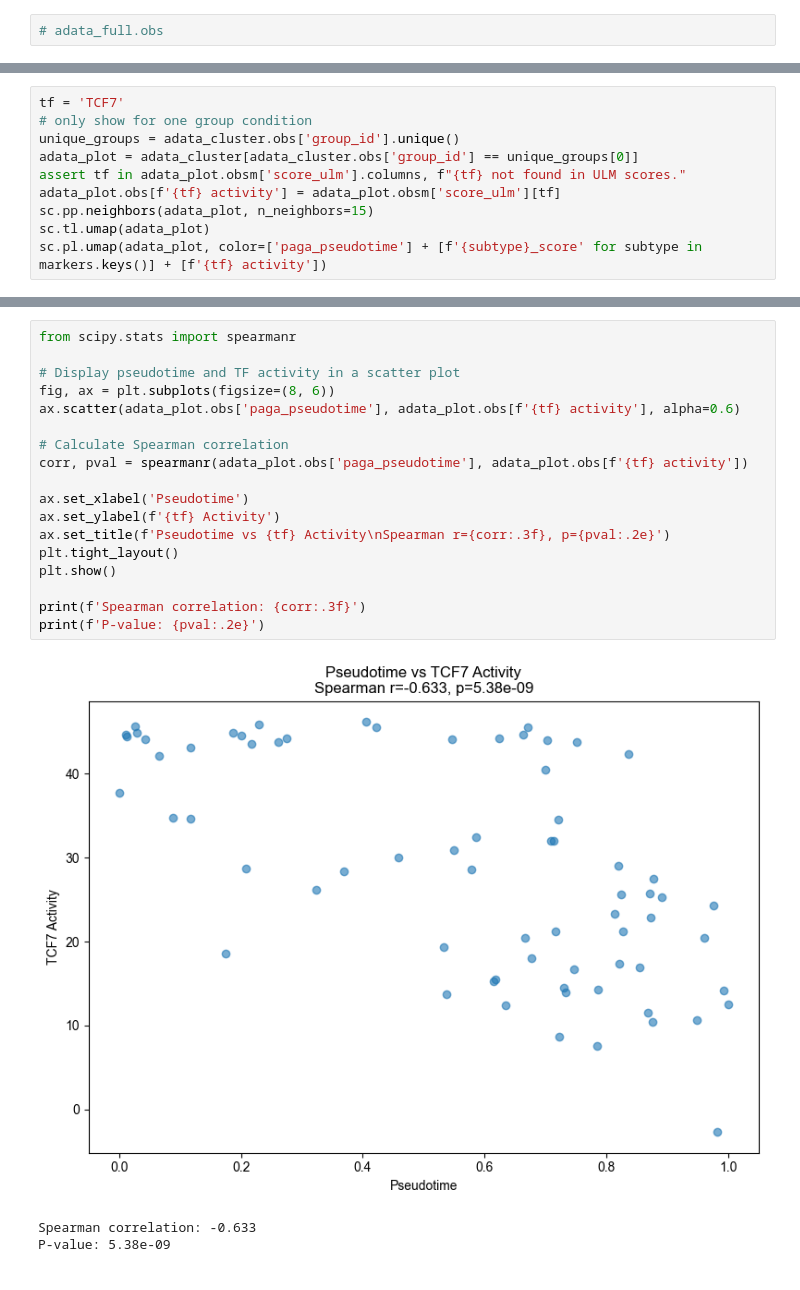
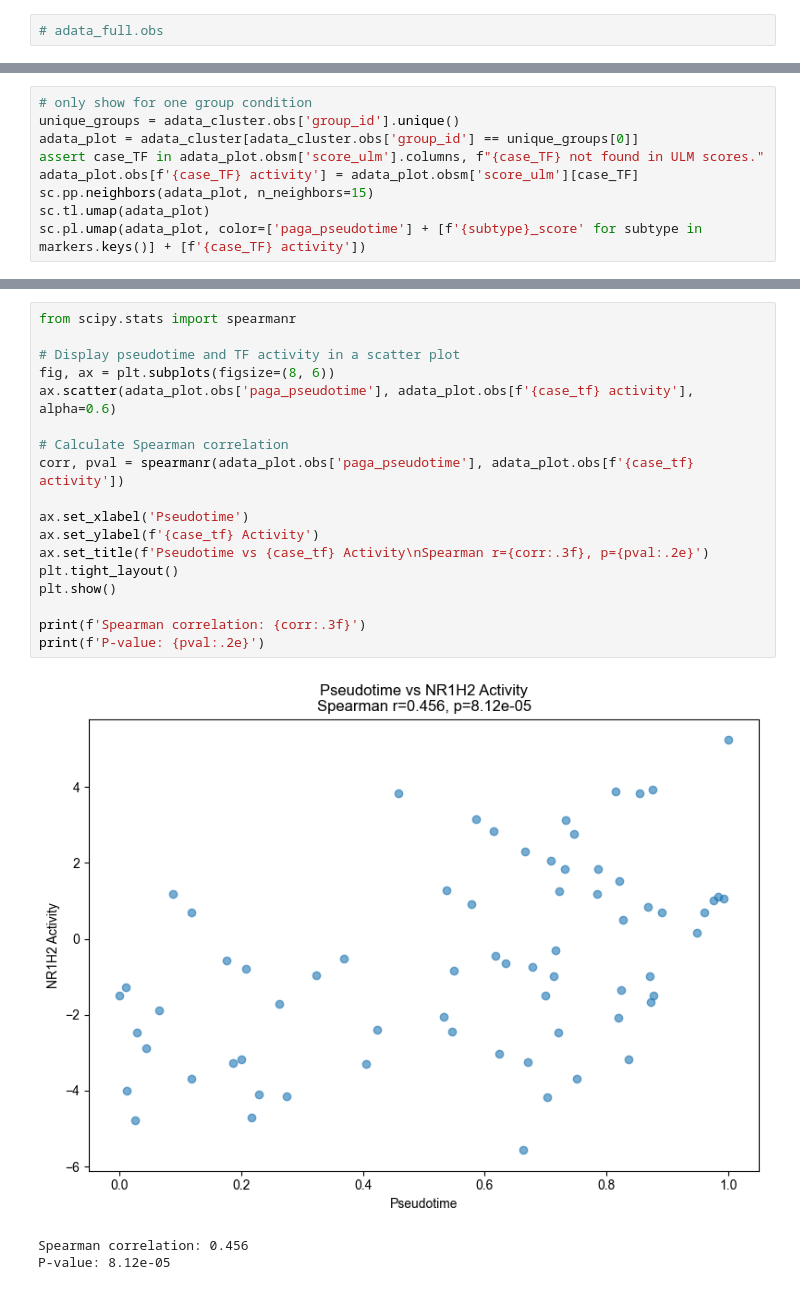
Before and after one commit to janursa/HIRA, a Jupyter notebook: notebooks/trajectory_analysis.ipynb, the cells around one changed output, grey strips where cells are left out. Saved outputs shown, nothing was run; the diff lists cells and outputs as text.

```diff
--- a/notebooks/trajectory_analysis.ipynb
+++ b/notebooks/trajectory_analysis.ipynb
@@ -212,12 +212,11 @@ effector_memory: ['CCL5', 'GZMH', 'CD8A', 'KLRD1', 'NKG7', 'GZMK', 'CST7', 'CD8B
 Group CD8T_AG11_24 h LPS_CXCL9_TI_D: Selected root cluster CD8T_AG11_24 h LPS_CXCL9_TI_D_paga_1 (naive_score=2.866)
 # %%
-tf = 'TCF7'
 # only show for one group condition
 unique_groups = adata_cluster.obs['group_id'].unique()
 adata_plot = adata_cluster[adata_cluster.obs['group_id'] == unique_groups[0]]
-assert tf in adata_plot.obsm['score_ulm'].columns, f"{tf} not found in ULM scores."
-adata_plot.obs[f'{tf} activity'] = adata_plot.obsm['score_ulm'][tf]
+assert case_TF in adata_plot.obsm['score_ulm'].columns, f"{case_TF} not found in ULM scores."
+adata_plot.obs[f'{case_TF} activity'] = adata_plot.obsm['score_ulm'][case_TF]
 sc.pp.neighbors(adata_plot, n_neighbors=15)
 sc.tl.umap(adata_plot)
-sc.pl.umap(adata_plot, color=['paga_pseudotime'] + [f'{subtype}_score' for subtype in markers.keys()] + [f'{tf} activity'])
+sc.pl.umap(adata_plot, color=['paga_pseudotime'] + [f'{subtype}_score' for subtype in markers.keys()] + [f'{case_TF} activity'])
 # %% [output]
@@ -228,22 +227,22 @@ sc.pl.umap(adata_plot, color=['paga_pseudotime'] + [f'{subtype}_score' for subty
 # %%
 from scipy.stats import spearmanr
 
 # Display pseudotime and TF activity in a scatter plot
 fig, ax = plt.subplots(figsize=(8, 6))
-ax.scatter(adata_plot.obs['paga_pseudotime'], adata_plot.obs[f'{tf} activity'], alpha=0.6)
+ax.scatter(adata_plot.obs['paga_pseudotime'], adata_plot.obs[f'{case_tf} activity'], alpha=0.6)
 
 # Calculate Spearman correlation
-corr, pval = spearmanr(adata_plot.obs['paga_pseudotime'], adata_plot.obs[f'{tf} activity'])
+corr, pval = spearmanr(adata_plot.obs['paga_pseudotime'], adata_plot.obs[f'{case_tf} activity'])
 
 ax.set_xlabel('Pseudotime')
-ax.set_ylabel(f'{tf} Activity')
-ax.set_title(f'Pseudotime vs {tf} Activity\nSpearman r={corr:.3f}, p={pval:.2e}')
+ax.set_ylabel(f'{case_tf} Activity')
+ax.set_title(f'Pseudotime vs {case_tf} Activity\nSpearman r={corr:.3f}, p={pval:.2e}')
 plt.tight_layout()
 plt.show()
 
 print(f'Spearman correlation: {corr:.3f}')
 print(f'P-value: {pval:.2e}')
 # %% [output]
-[figure, old version]
+[figure, new version]
-Spearman correlation: -0.633
-P-value: 5.38e-09
+Spearman correlation: 0.456
+P-value: 8.12e-05
```
Also changed, not shown: parts of 7 cells of this notebook, 4 other files.
